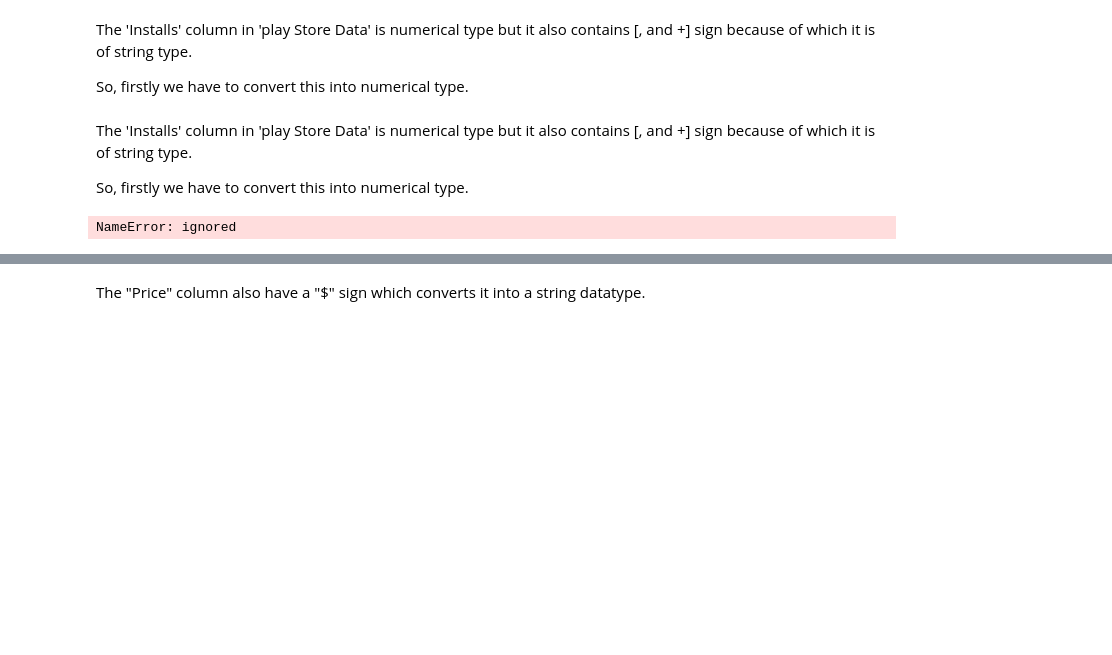
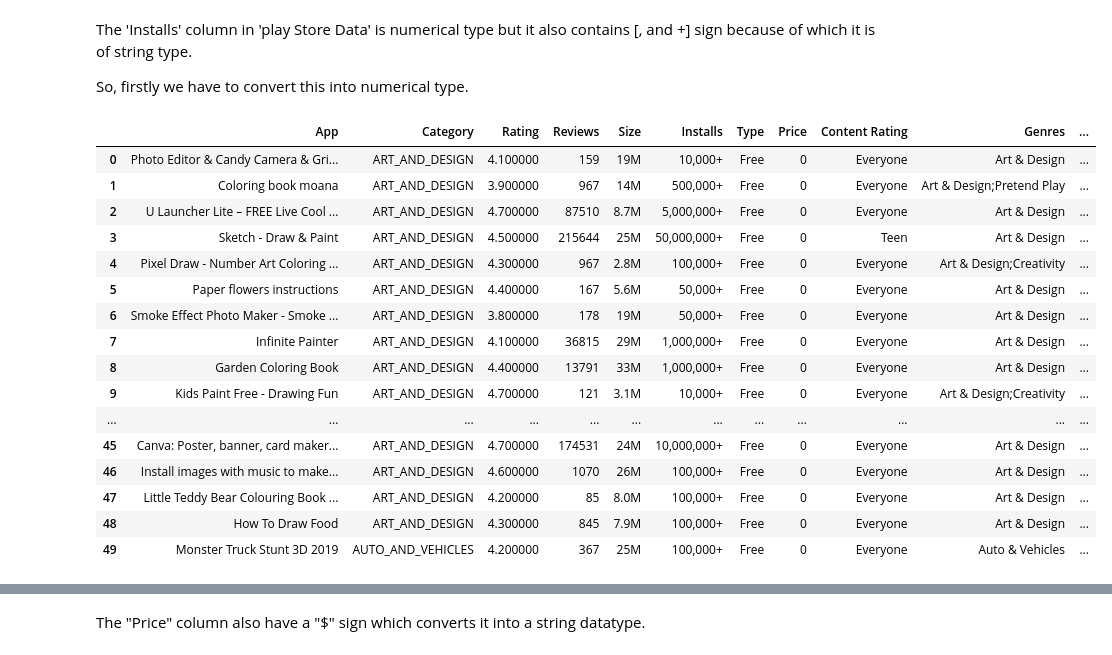
Before and after one commit to soniNiharika/EDA-project, a Jupyter notebook: Copy_of_Play_Store_App_Review_Analysis_Capstone_Project.ipynb, the cells around one changed output, grey strips where cells are left out. Cells and saved outputs as stored; diff of their text form; code cells hidden in the pictures; blank space fills up the shorter version.

```diff
--- a/Copy_of_Play_Store_App_Review_Analysis_Capstone_Project.ipynb
+++ b/Copy_of_Play_Store_App_Review_Analysis_Capstone_Project.ipynb
@@ -257,7 +261,7 @@ So, we replace the numerical null values by MEAN and ctaegorical values by MODE
 # Lets make a function that will fill the null value with there median
 
 def fill_median(series):
-  return series.fillna(series.median)
+  return series.fillna(series.mean())
 # %%
 # call the function to fill value
 
@@ -268,3 +272,6 @@ Try using .loc[row_indexer,col_indexer] = value instead
 
 See the caveats in the documentation: https://pandas.pydata.org/pandas-docs/stable/user_guide/indexing.html#returning-a-view-versus-a-copy
   self[name] = value
+# %%
+# converting "Rating" column into float
+df_Play_Store['Raing'] = df_Play_Store['Rating'].apply(lambda x: float(x))
@@ -335,4 +348,22 @@ The 'Installs' column in 'play Store Data' is numerical type but it also contain
 So, firstly we have to convert this into numerical type.
 # %%
 # check the columns that need cleaning
-# df_Play_Store.head(50)
+df_Play_Store.head(50)
+# %% [output]
+|  | App | Category | Rating | Reviews | Size | Installs | Type | Price | Content Rating | Genres | ... |
+| 0 | Photo Editor & Candy Camera & Gri... | ART_AND_DESIGN | 4.100000 | 159 | 19M | 10,000+ | Free | 0 | Everyone | Art & Design | ... |
+| 1 | Coloring book moana | ART_AND_DESIGN | 3.900000 | 967 | 14M | 500,000+ | Free | 0 | Everyone | Art & Design;Pretend Play | ... |
+| 2 | U Launcher Lite – FREE Live Cool ... | ART_AND_DESIGN | 4.700000 | 87510 | 8.7M | 5,000,000+ | Free | 0 | Everyone | Art & Design | ... |
+| 3 | Sketch - Draw & Paint | ART_AND_DESIGN | 4.500000 | 215644 | 25M | 50,000,000+ | Free | 0 | Teen | Art & Design | ... |
+| 4 | Pixel Draw - Number Art Coloring ... | ART_AND_DESIGN | 4.300000 | 967 | 2.8M | 100,000+ | Free | 0 | Everyone | Art & Design;Creativity | ... |
+| 5 | Paper flowers instructions | ART_AND_DESIGN | 4.400000 | 167 | 5.6M | 50,000+ | Free | 0 | Everyone | Art & Design | ... |
+| 6 | Smoke Effect Photo Maker - Smoke ... | ART_AND_DESIGN | 3.800000 | 178 | 19M | 50,000+ | Free | 0 | Everyone | Art & Design | ... |
+| 7 | Infinite Painter | ART_AND_DESIGN | 4.100000 | 36815 | 29M | 1,000,000+ | Free | 0 | Everyone | Art & Design | ... |
+| 8 | Garden Coloring Book | ART_AND_DESIGN | 4.400000 | 13791 | 33M | 1,000,000+ | Free | 0 | Everyone | Art & Design | ... |
+| 9 | Kids Paint Free - Drawing Fun | ART_AND_DESIGN | 4.700000 | 121 | 3.1M | 10,000+ | Free | 0 | Everyone | Art & Design;Creativity | ... |
+| ... | ... | ... | ... | ... | ... | ... | ... | ... | ... | ... | ... |
+| 45 | Canva: Poster, banner, card maker... | ART_AND_DESIGN | 4.700000 | 174531 | 24M | 10,000,000+ | Free | 0 | Everyone | Art & Design | ... |
+| 46 | Install images with music to make... | ART_AND_DESIGN | 4.600000 | 1070 | 26M | 100,000+ | Free | 0 | Everyone | Art & Design | ... |
+| 47 | Little Teddy Bear Colouring Book ... | ART_AND_DESIGN | 4.200000 | 85 | 8.0M | 100,000+ | Free | 0 | Everyone | Art & Design | ... |
+| 48 | How To Draw Food | ART_AND_DESIGN | 4.300000 | 845 | 7.9M | 100,000+ | Free | 0 | Everyone | Art & Design | ... |
+| 49 | Monster Truck Stunt 3D 2019 | AUTO_AND_VEHICLES | 4.200000 | 367 | 25M | 100,000+ | Free | 0 | Everyone | Auto & Vehicles | ... |
@@ -343,5 +369,0 @@ So, firstly we have to convert this into numerical type.
-# %% [markdown]
-The 'Installs' column in 'play Store Data' is numerical type but it also contains [, and +] sign
-because of which it is of string type.
-
-So, firstly we have to convert this into numerical type.
@@ -369,13 +369,0 @@ So, firstly we have to convert this into numerical type.
-# %%
-# to search the rows having size with k at end
-# df_new.replace(to_replace=temp1,value=temp2,inplace=True)
-list_to_remove=['M','k','0']
-for char in list_to_remove:
-  if (char == 'M'):
-    df_new.loc[df_new['Size'].str.contains(char),'Size']=value1
-  elif (char == 'k'):
-    df_new.loc[df_new['Size'].str.contains(char),'Size']=value
-  else:
-    df_new.loc['Size'].astype(float)
-# %% [output]
-NameError: ignored
```
Also changed, not shown: parts of 38 cells of this notebook.
